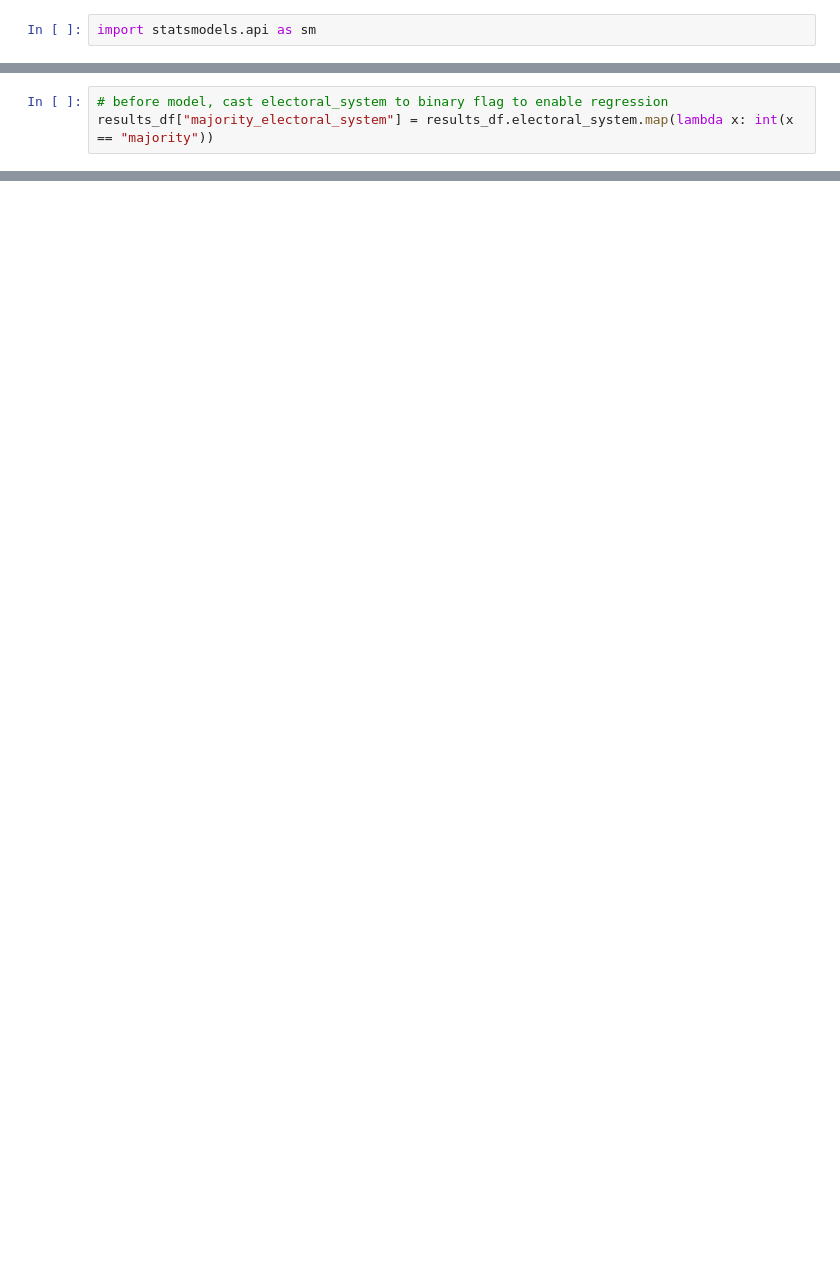
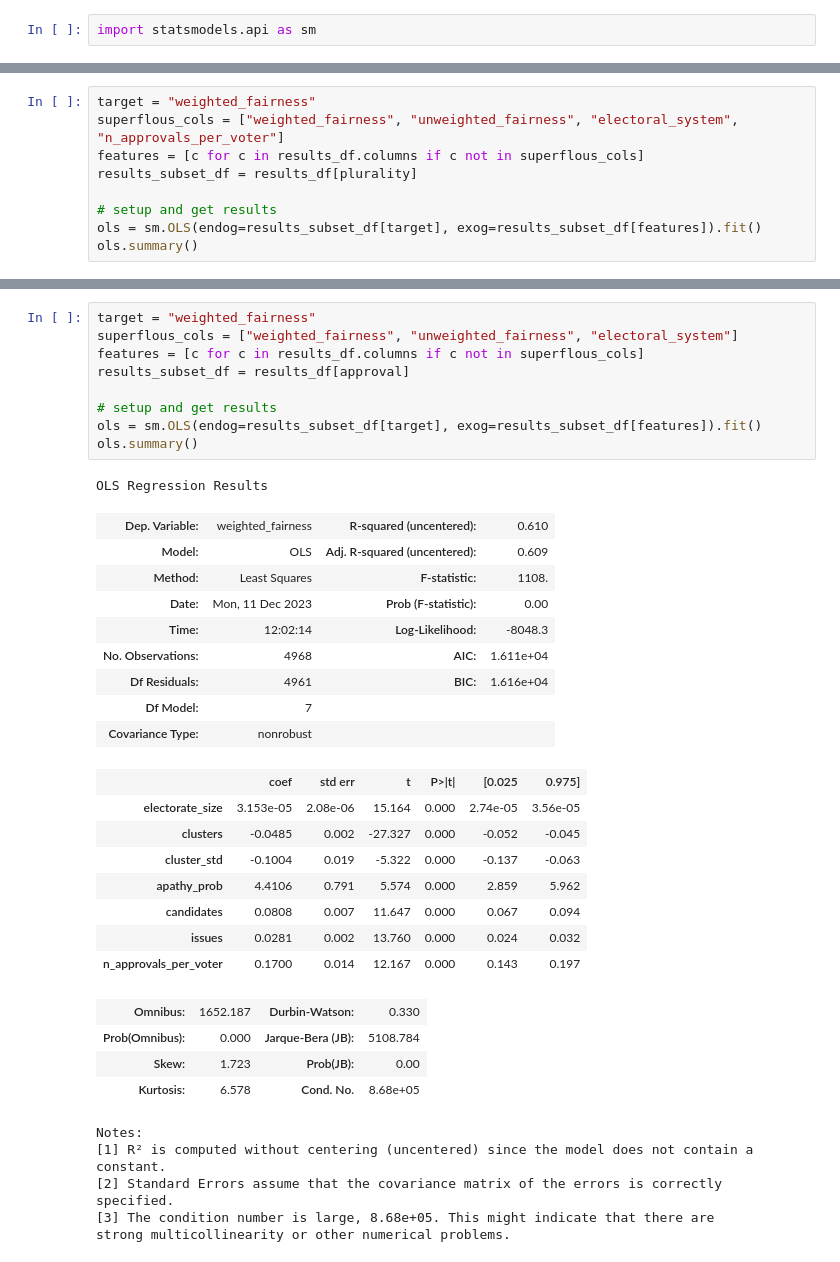
Before and after one commit to Expan75/complex-simulation-project, a Jupyter notebook: plurality_vs_majority_vs_rankedchoice.ipynb, the cells around one changed output, grey strips where cells are left out. Saved outputs shown, nothing was run; the diff lists cells and outputs as text; blank space fills up the shorter version.

```diff
--- a/plurality_vs_majority_vs_rankedchoice.ipynb
+++ b/plurality_vs_majority_vs_rankedchoice.ipynb
@@ -162,3 +179,9 @@ import statsmodels.api as sm
 # %%
-# before model, cast electoral_system to binary flag to enable regression
-results_df["majority_electoral_system"] = results_df.electoral_system.map(lambda x: int(x == "majority"))
+target = "weighted_fairness"
+superflous_cols = ["weighted_fairness", "unweighted_fairness", "electoral_system", "n_approvals_per_voter"]
+features = [c for c in results_df.columns if c not in superflous_cols]
+results_subset_df = results_df[plurality]
+
+# setup and get results
+ols = sm.OLS(endog=results_subset_df[target], exog=results_subset_df[features]).fit()
+ols.summary()
@@ -172,0 +255,37 @@ ols.summary()
+# %%
+target = "weighted_fairness"
+superflous_cols = ["weighted_fairness", "unweighted_fairness", "electoral_system"]
+features = [c for c in results_df.columns if c not in superflous_cols]
+results_subset_df = results_df[approval]
+
+# setup and get results
+ols = sm.OLS(endog=results_subset_df[target], exog=results_subset_df[features]).fit()
+ols.summary()
+# %% [output]
+OLS Regression Results
+| Dep. Variable: | weighted_fairness | R-squared (uncentered): | 0.610 |
+| Model: | OLS | Adj. R-squared (uncentered): | 0.609 |
+| Method: | Least Squares | F-statistic: | 1108. |
+| Date: | Mon, 11 Dec 2023 | Prob (F-statistic): | 0.00 |
+| Time: | 12:02:14 | Log-Likelihood: | -8048.3 |
+| No. Observations: | 4968 | AIC: | 1.611e+04 |
+| Df Residuals: | 4961 | BIC: | 1.616e+04 |
+| Df Model: | 7 |  |  |
+| Covariance Type: | nonrobust |  |  |
+|  | coef | std err | t | P>|t| | [0.025 | 0.975] |
+| electorate_size | 3.153e-05 | 2.08e-06 | 15.164 | 0.000 | 2.74e-05 | 3.56e-05 |
+| clusters | -0.0485 | 0.002 | -27.327 | 0.000 | -0.052 | -0.045 |
+| cluster_std | -0.1004 | 0.019 | -5.322 | 0.000 | -0.137 | -0.063 |
+| apathy_prob | 4.4106 | 0.791 | 5.574 | 0.000 | 2.859 | 5.962 |
+| candidates | 0.0808 | 0.007 | 11.647 | 0.000 | 0.067 | 0.094 |
+| issues | 0.0281 | 0.002 | 13.760 | 0.000 | 0.024 | 0.032 |
+| n_approvals_per_voter | 0.1700 | 0.014 | 12.167 | 0.000 | 0.143 | 0.197 |
+| Omnibus: | 1652.187 | Durbin-Watson: | 0.330 |
+| Prob(Omnibus): | 0.000 | Jarque-Bera (JB): | 5108.784 |
+| Skew: | 1.723 | Prob(JB): | 0.00 |
+| Kurtosis: | 6.578 | Cond. No. | 8.68e+05 |
+Notes:
+[1] R² is computed without centering (uncentered) since the model does not contain a constant.
+[2] Standard Errors assume that the covariance matrix of the errors is correctly specified.
+[3] The condition number is large, 8.68e+05. This might indicate that there are
+strong multicollinearity or other numerical problems.
```
Also changed, not shown: parts of 20 cells of this notebook.
